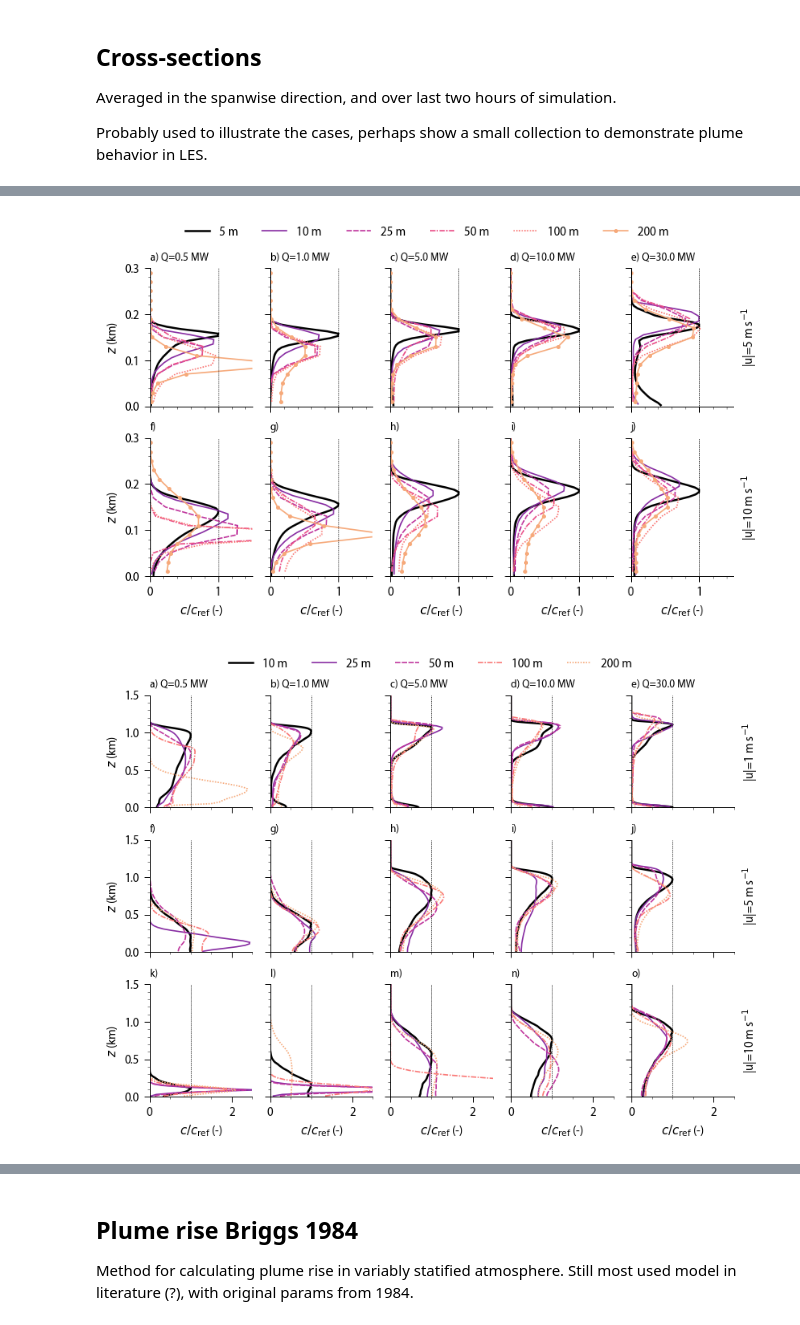
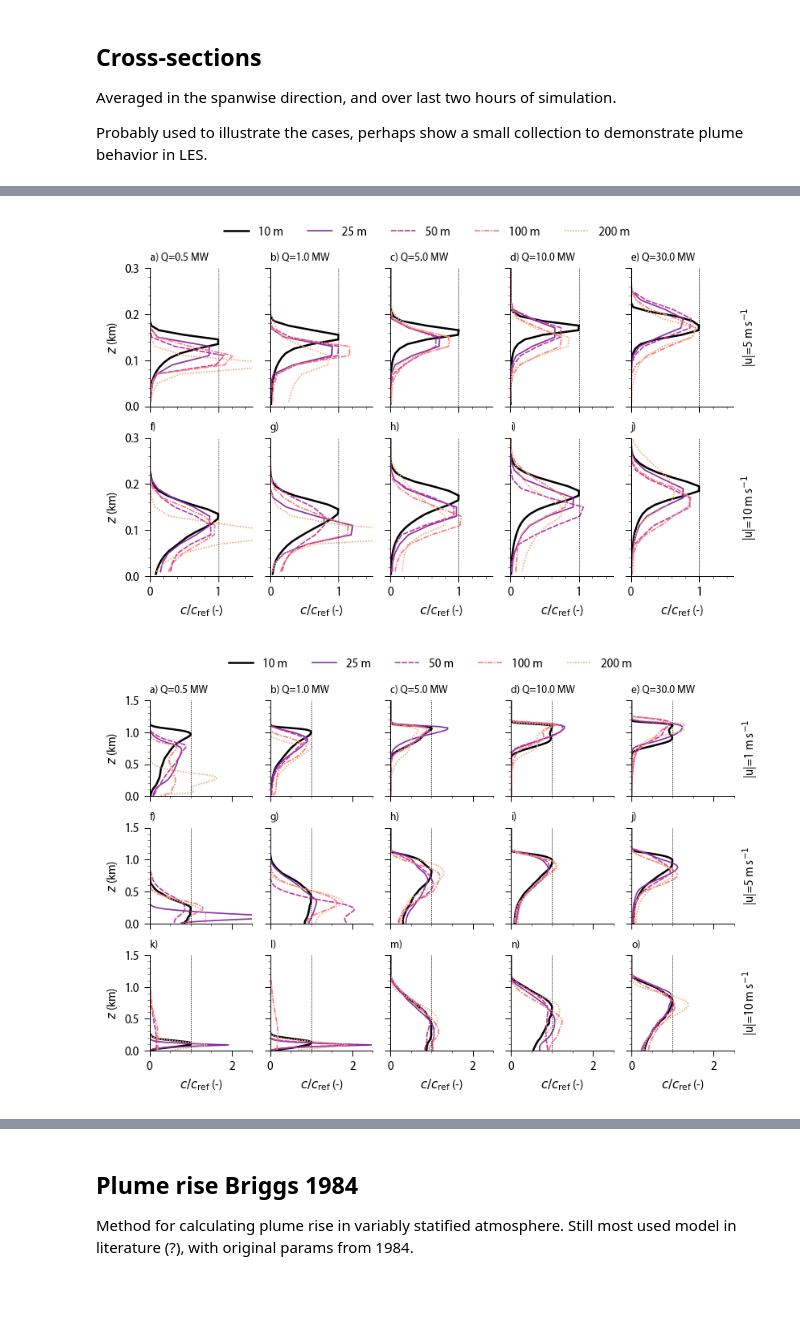
Before and after one commit to bartvstratum/notebooks, a Jupyter notebook: 2024_catrine/analyse_LES_v2.ipynb, the cells around one changed output, grey strips where cells are left out. Cells and saved outputs as stored; diff of their text form; code cells hidden in the pictures; blank space fills up the shorter version.

```diff
--- a/2024_catrine/analyse_LES_v2.ipynb
+++ b/2024_catrine/analyse_LES_v2.ipynb
@@ -148,11 +106,17 @@ class Case:
 
         # Only count peak if concentration is >10% larger than mean. Otherwise it is ... not a peak.
         # Mean CO2 over depth where CO2 > background concentration.
-        z_max = 250 if 'stable' in name else 1250.
+        if 'stable' in name:
+            z_max = 200
+        elif 'neutral' in name:
+            z_max = 1100
+        else:
+            z_max = 1600
+
         k = np.abs(z-z_max).argmin()
         self.co2_mean = co2[:k, :].mean(axis=0)
 
-        self.has_peak = self.co2_max / self.co2_mean > 1.05
+        self.has_peak = self.co2_max / self.co2_mean > 1.03
 
         self.co2_max[~self.has_peak] = -1
         self.z_max  [~self.has_peak] = -1
@@ -162,6 +126,9 @@ class Case:
         self.z_peak = self.z_max.max()
         self.i_peak = np.argmax(self.z_max)
         self.co2_peak = self.co2_max[self.i_peak]
+
+        # Time series near-surface (10 m height).
+        self.ds_10 = self.ds_2d.interp(z=10)
 
 
 def case_name(sim, Q, u, res):
@@ -181,7 +148,8 @@ def get_range(name, case):
         if name == 'u':
             return np.array([5, 10])
         elif name == 'res':
-            return np.array([5, 10, 25, 50, 100, 200])
+            #return np.array([5, 10, 25, 50, 100, 200])
+            return np.array([10, 25, 50, 100, 200])
     else:
         if name == 'u':
             return np.array([1, 5, 10])
@@ -366,9 +334,6 @@ def plot_peak_profiles(sim, x_max, y_max, fig_height):
     # Create discrete colors.
     cmap = cmaps.agsunset
     cc = cmap(np.linspace(0, 0.8, len(res_range)))
-
-    #cmap = pl.cm.magma
-    #cc = cmap(np.linspace(0, 0.8, len(res_range)))
     cc[0] = [0, 0, 0, 1]
 
     ls = ['-', '-', '--', '-.', ':', '-o']
@@ -377,7 +342,6 @@ def plot_peak_profiles(sim, x_max, y_max, fig_height):
     nrow = u_range.size
 
     fig, axs = pl.subplots(nrow, ncol, figsize=(7, fig_height))
-    #pl.suptitle(f'Case = {sim}')
 
     for j,u in enumerate(u_range):
         for i,Q in enumerate(Q_range):
@@ -398,42 +362,41 @@ def plot_peak_profiles(sim, x_max, y_max, fig_height):
 
                 ax.plot(case.ds_2d.co2_ymean[:, case.i_peak] / norm_val_x, case.ds_2d.z/1000, ls[k], ms=2, linewidth=lw, label=f'{res} m', color=cc[k])
 
-            #ax.plot([0, x_max], [1, 1], 'k:', linewidth=0.5)
             ax.plot([1, 1], [0, y_max], 'k:', linewidth=0.5)
             ax.set_ylim(0, y_max)
             ax.set_xlim(0, x_max)
 
             if i>0:
                 ax.set_yticklabels([])
             if j<u_range.size-1:
                 ax.set_xticklabels([])
 
             if i==0:
                 ax.set_ylabel(r'$z$ (km)')
             if j==u_range.size-1:
                 ax.set_xlabel(r'$c/c_\mathrm{ref}$ (-)')
 
 
     # Add single legend above figure.
     pl.tight_layout()
-    tm = 0.83 if stable else 0.86
+    tm = 0.83 if stable else 0.84
     fig.subplots_adjust(top=tm, right=0.95)
 
     handles, labels = ax.get_legend_handles_labels()
     fig.legend(handles, labels, loc='upper center', ncol=res_range.size, bbox_to_anchor=(0.5, 0.95), frameon=False)
 
     # Add wind speed labels.
     for j in range(nrow):
         p = axs[j,-1].get_position()
         pl.figtext(p.x1+0.01, 0.5*(p.y0+p.y1), ha='left', va='center', rotation=90, s=rf'|u|={u_range[j]} m s$^{{{-1}}}$')
 
     pl.savefig(f'figs/profiles_{sim}.png', bbox_inches='tight')
     pl.savefig(f'figs/profiles_{sim}.pdf', bbox_inches='tight')
 
 
 plot_peak_profiles('stable', x_max=1.5, y_max=0.3, fig_height=4.5)
-plot_peak_profiles('neutral', x_max=2.5, y_max=1.5, fig_height=5.5)
-plot_peak_profiles('convective', x_max=1.5, y_max=1.9, fig_height=5.5)
+plot_peak_profiles('neutral', x_max=2.5, y_max=1.5, fig_height=5.)
+plot_peak_profiles('convective', x_max=1.5, y_max=1.9, fig_height=5.)
 # %% [output]
-[figure, old version]
+[figure, new version]
-[figure, old version]
+[figure, new version]
```
Also changed, not shown: parts of 11 cells of this notebook.
